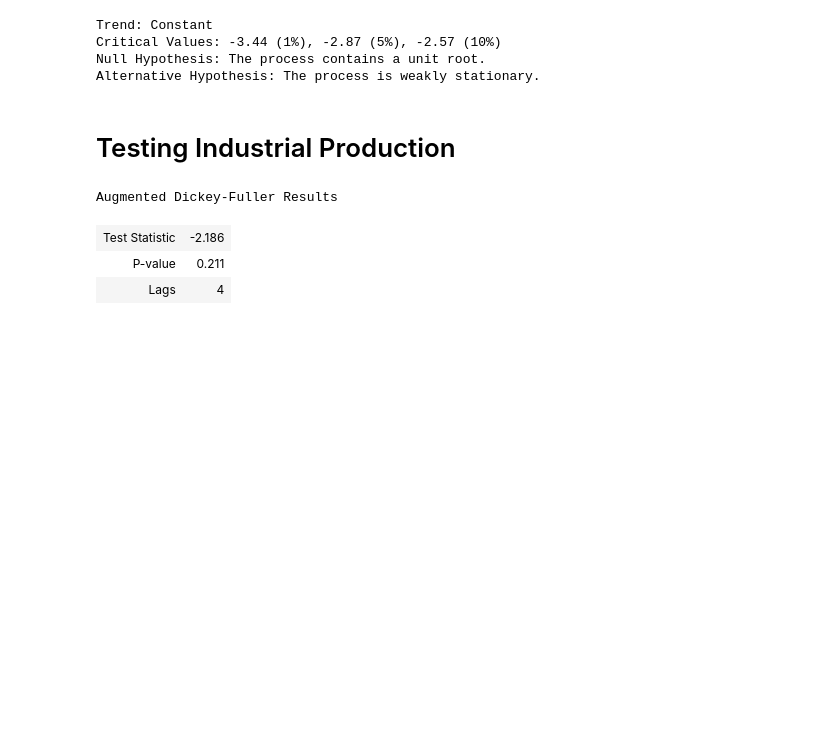
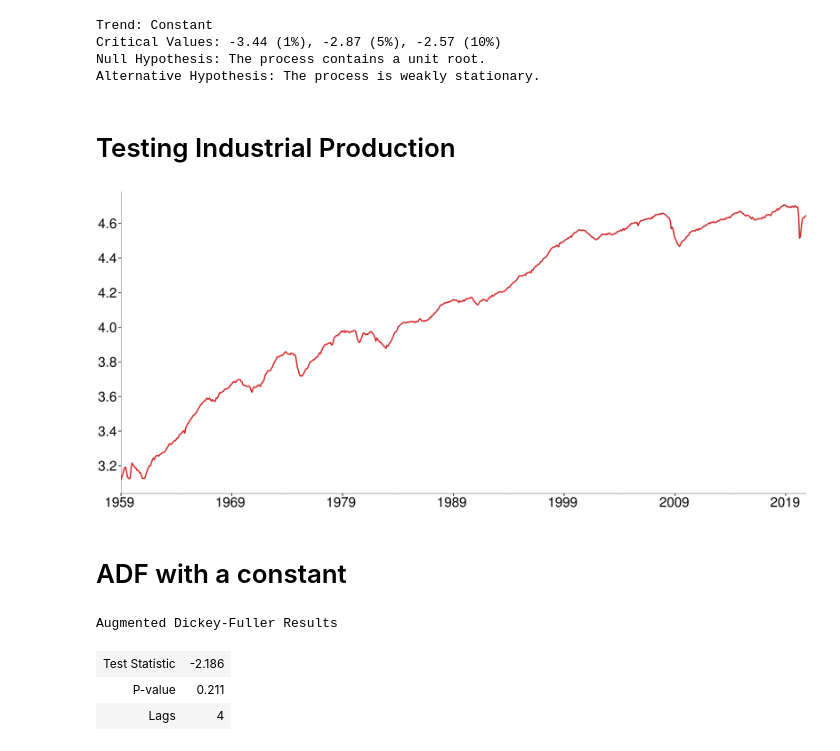
Before and after one commit to bashtage/kevinsheppard.com, a Jupyter notebook: site/files/teaching/mfe/slides/time-series-slides-2020-21-in-person-week-3.ipynb, the cells around one changed output. Saved outputs shown, nothing was run; the diff lists cells and outputs as text; code cells hidden in the pictures; blank space fills up the shorter version.

```diff
--- a/site/files/teaching/mfe/slides/time-series-slides-2020-21-in-person-week-3.ipynb
+++ b/site/files/teaching/mfe/slides/time-series-slides-2020-21-in-person-week-3.ipynb
@@ -567,4 +567,12 @@ Null Hypothesis: The process contains a unit root.
 Alternative Hypothesis: The process is weakly stationary.
 # %% [markdown]
 # Testing Industrial Production
+# %%
+ln_indpro = np.log(orig.INDPRO)
+# %%
+plot(ln_indpro)
+# %% [output]
+[figure, added]
+# %% [markdown]
+# ADF with a constant
 # %%
```
Also changed, not shown: parts of 13 cells of this notebook, 5 other files.
